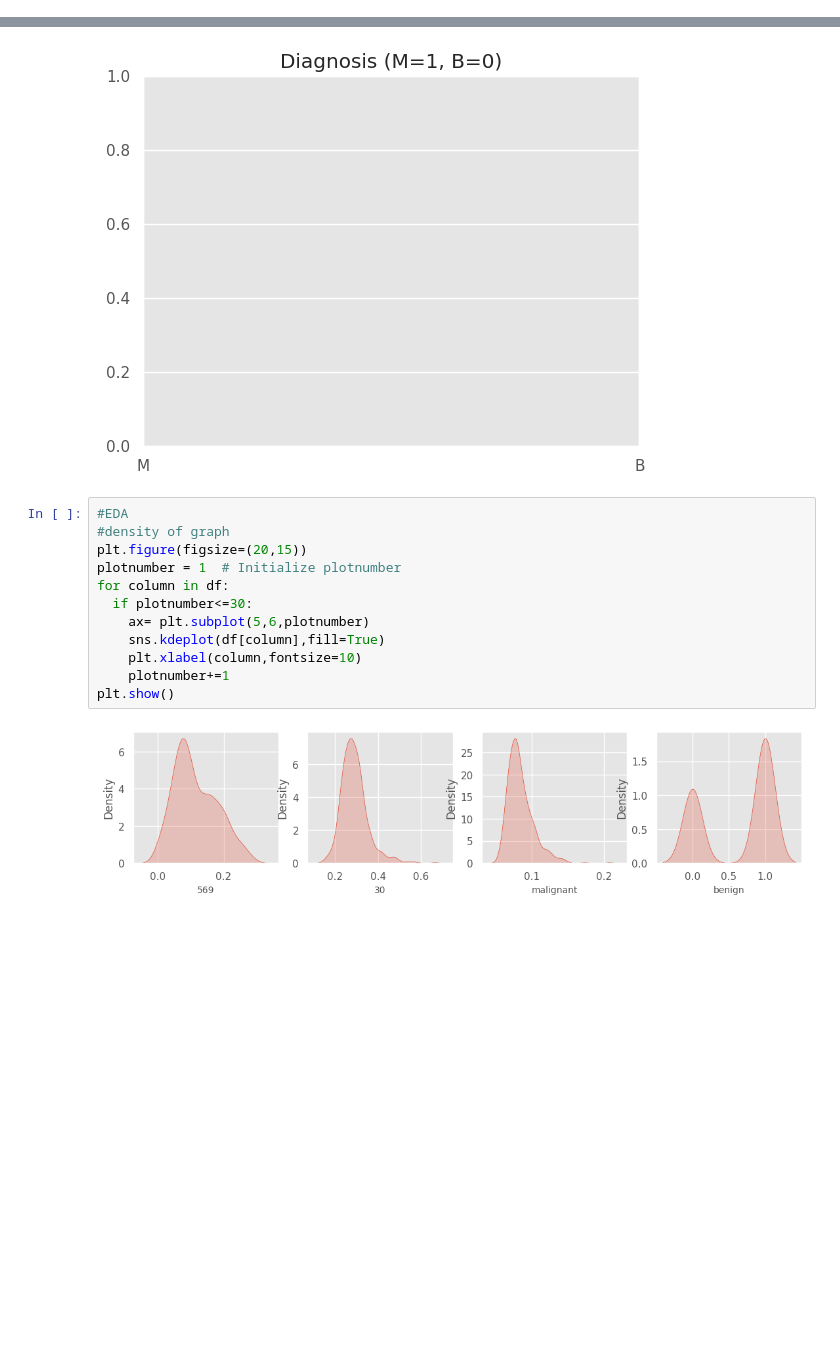
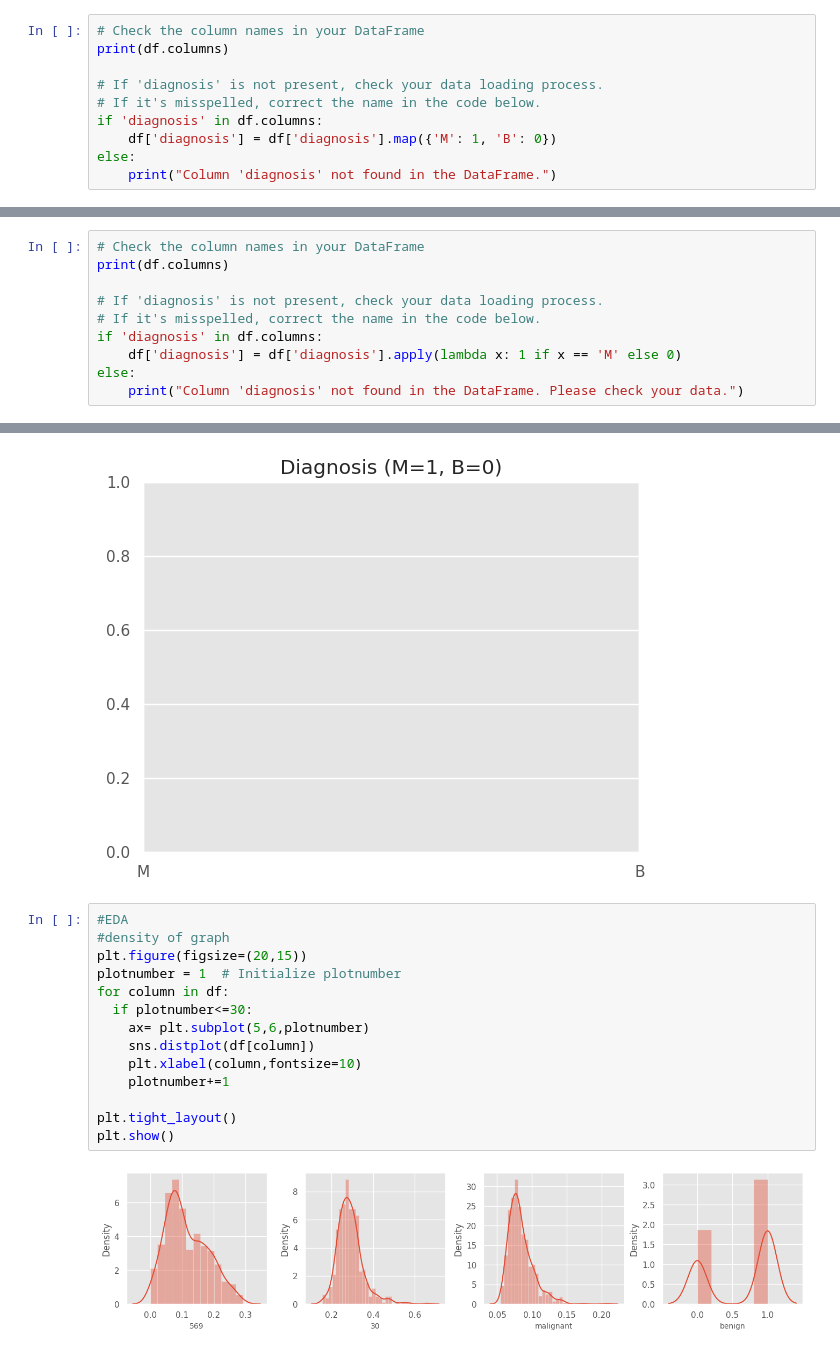
Before and after one commit to divyanshuxpandey/Breast_cancer_analysis, a Jupyter notebook: Breast_cancer_analysis.ipynb, the cells around one changed output, grey strips where cells are left out. Saved outputs shown, nothing was run; the diff lists cells and outputs as text; blank space fills up the shorter version.

```diff
--- a/Breast_cancer_analysis.ipynb
+++ b/Breast_cancer_analysis.ipynb
@@ -123,3 +94,13 @@ msno.bar(df, color="blue")
 # %% [output]
 <Axes: >
 [figure]
+# %%
+# Check the column names in your DataFrame
+print(df.columns)
+
+# If 'diagnosis' is not present, check your data loading process.
+# If it's misspelled, correct the name in the code below.
+if 'diagnosis' in df.columns:
+    df['diagnosis'] = df['diagnosis'].map({'M': 1, 'B': 0})
+else:
+    print("Column 'diagnosis' not found in the DataFrame.")
@@ -125,0 +110,10 @@ msno.bar(df, color="blue")
+# %%
+# Check the column names in your DataFrame
+print(df.columns)
+
+# If 'diagnosis' is not present, check your data loading process.
+# If it's misspelled, correct the name in the code below.
+if 'diagnosis' in df.columns:
+    df['diagnosis'] = df['diagnosis'].apply(lambda x: 1 if x == 'M' else 0)
+else:
+    print("Column 'diagnosis' not found in the DataFrame. Please check your data.")
@@ -134,14 +131,16 @@ Index(['569', '30', 'malignant', 'benign'], dtype='object')
 # %%
 #EDA
 #density of graph
 plt.figure(figsize=(20,15))
 plotnumber = 1  # Initialize plotnumber
 for column in df:
   if plotnumber<=30:
     ax= plt.subplot(5,6,plotnumber)
-    sns.kdeplot(df[column],fill=True)
+    sns.distplot(df[column])
     plt.xlabel(column,fontsize=10)
     plotnumber+=1
+
+plt.tight_layout()
 plt.show()
 # %% [output]
-[figure, old version]
+[figure, new version]
```
Also changed, not shown: parts of 16 cells of this notebook.
